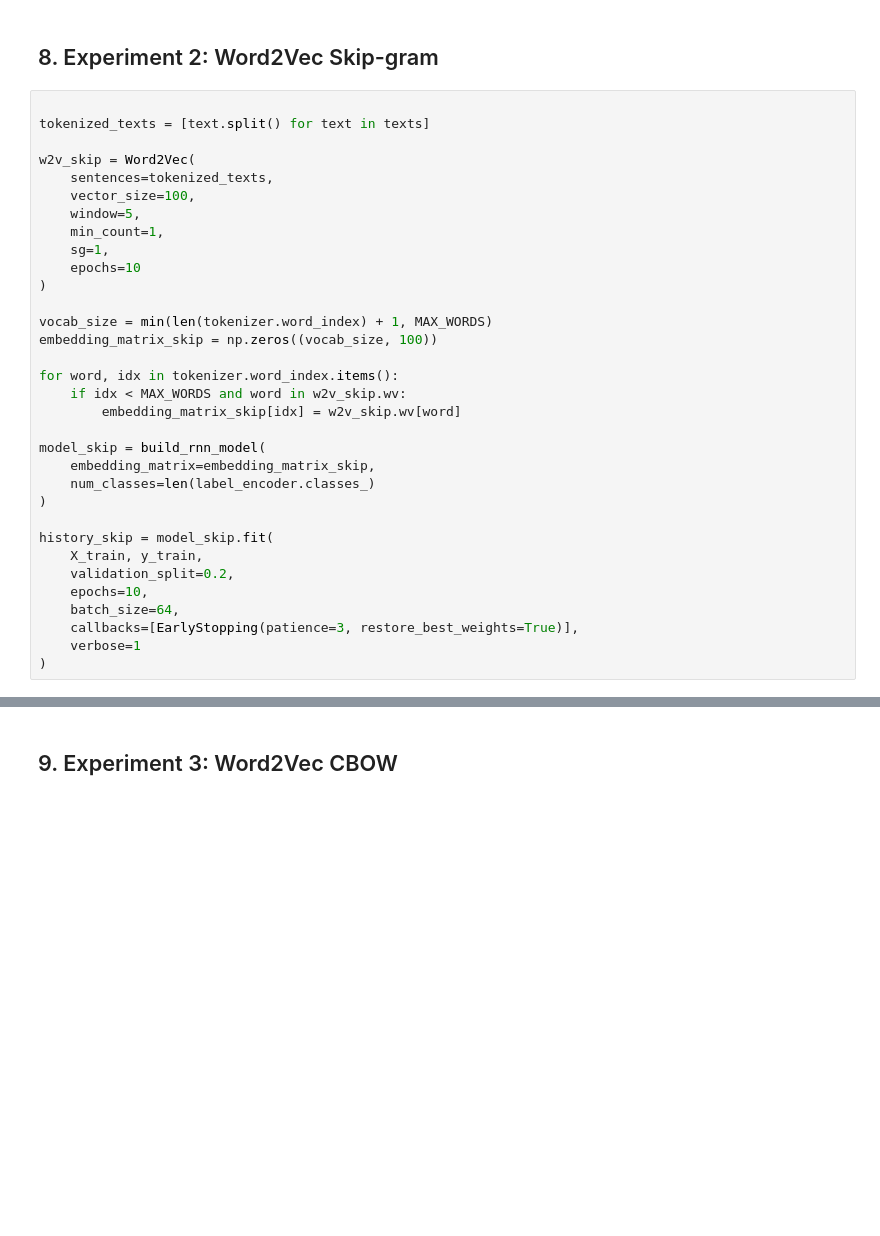
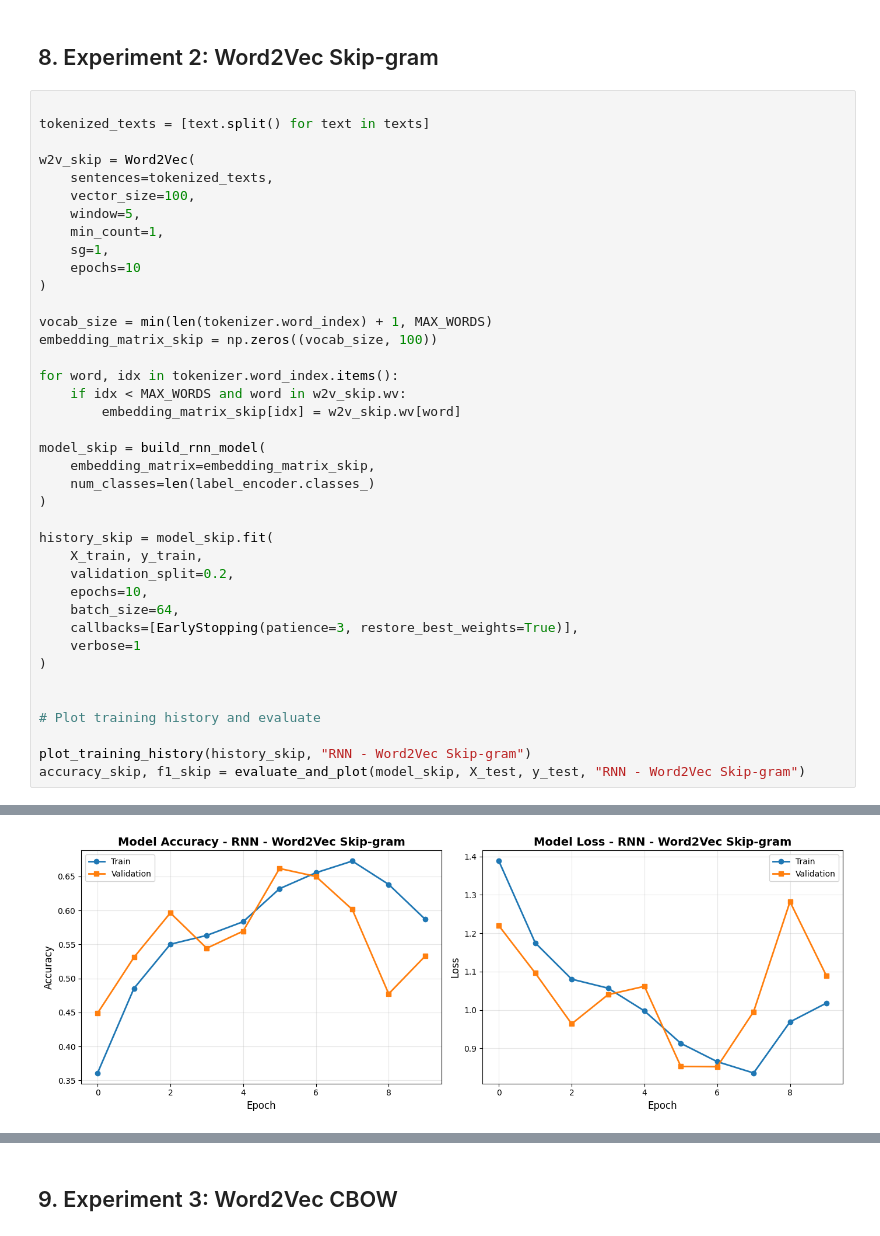
Before and after one commit to Mugisha-isaac/machine-learning-techniques-formative-2, a Jupyter notebook: RNN_Text_Classification_Embeddings.ipynb, the cells around one changed output, grey strips where cells are left out. Cells and saved outputs as stored; diff of their text form; blank space fills up the shorter version.

```diff
--- a/RNN_Text_Classification_Embeddings.ipynb
+++ b/RNN_Text_Classification_Embeddings.ipynb
@@ -277,5 +362,11 @@ history_skip = model_skip.fit(
     callbacks=[EarlyStopping(patience=3, restore_best_weights=True)],
     verbose=1
 )
+
+
+# Plot training history and evaluate
+
+plot_training_history(history_skip, "RNN - Word2Vec Skip-gram")
+accuracy_skip, f1_skip = evaluate_and_plot(model_skip, X_test, y_test, "RNN - Word2Vec Skip-gram")
 # %% [output]
 Epoch 1/10
@@ -300,0 +392 @@ Epoch 10/10
+[figure, added]
```
Also changed, not shown: parts of 8 cells of this notebook, 1 other file.
